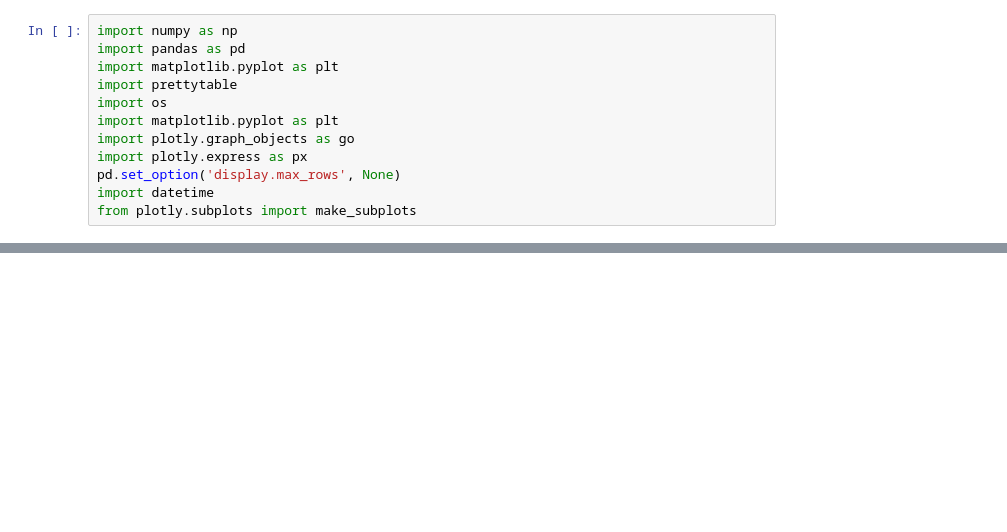
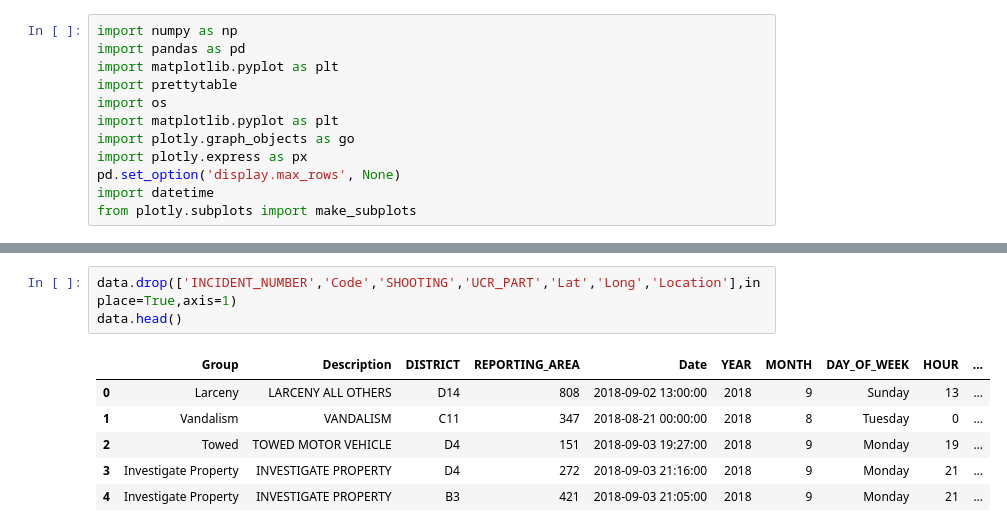
Before and after one commit to ddiaz1999/Taller2_IA, a Jupyter notebook: Taller2_IA.ipynb, the cells around one changed output, grey strips where cells are left out. Saved outputs shown, nothing was run; the diff lists cells and outputs as text; blank space fills up the shorter version.

```diff
--- a/Taller2_IA.ipynb
+++ b/Taller2_IA.ipynb
@@ -55,0 +67,10 @@ TypeError: ignored
+# %%
+data.drop(['INCIDENT_NUMBER','Code','SHOOTING','UCR_PART','Lat','Long','Location'],inplace=True,axis=1)
+data.head()
+# %% [output]
+|  | Group | Description | DISTRICT | REPORTING_AREA | Date | YEAR | MONTH | DAY_OF_WEEK | HOUR | ... |
+| 0 | Larceny | LARCENY ALL OTHERS | D14 | 808 | 2018-09-02 13:00:00 | 2018 | 9 | Sunday | 13 | ... |
+| 1 | Vandalism | VANDALISM | C11 | 347 | 2018-08-21 00:00:00 | 2018 | 8 | Tuesday | 0 | ... |
+| 2 | Towed | TOWED MOTOR VEHICLE | D4 | 151 | 2018-09-03 19:27:00 | 2018 | 9 | Monday | 19 | ... |
+| 3 | Investigate Property | INVESTIGATE PROPERTY | D4 | 272 | 2018-09-03 21:16:00 | 2018 | 9 | Monday | 21 | ... |
+| 4 | Investigate Property | INVESTIGATE PROPERTY | B3 | 421 | 2018-09-03 21:05:00 | 2018 | 9 | Monday | 21 | ... |
```
Also changed, not shown: parts of 14 cells of this notebook.
